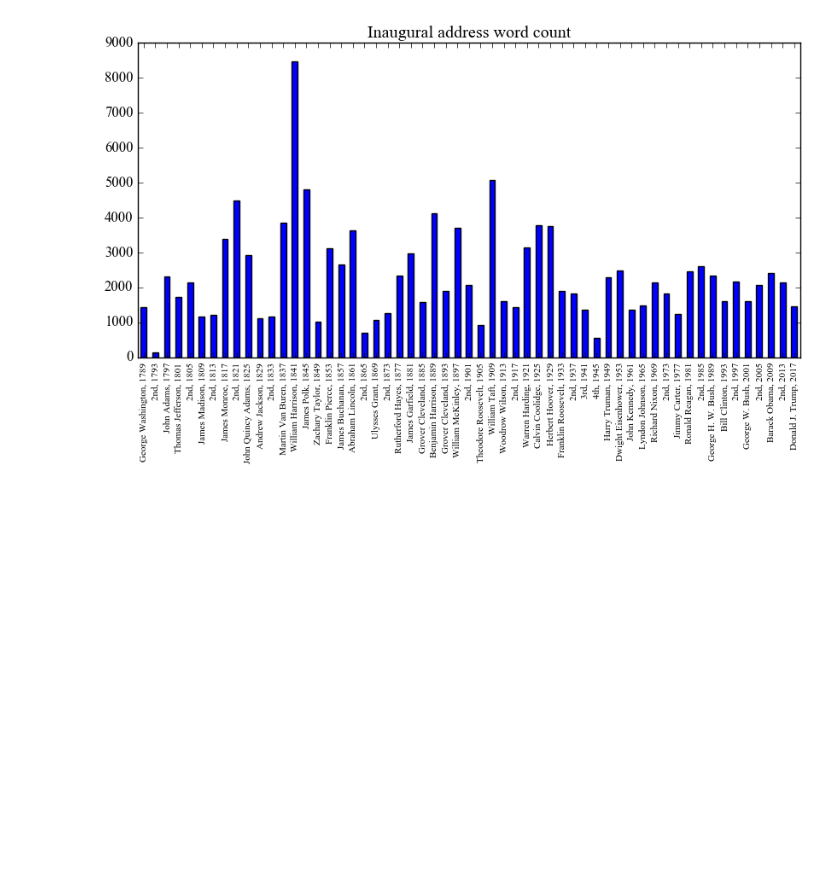
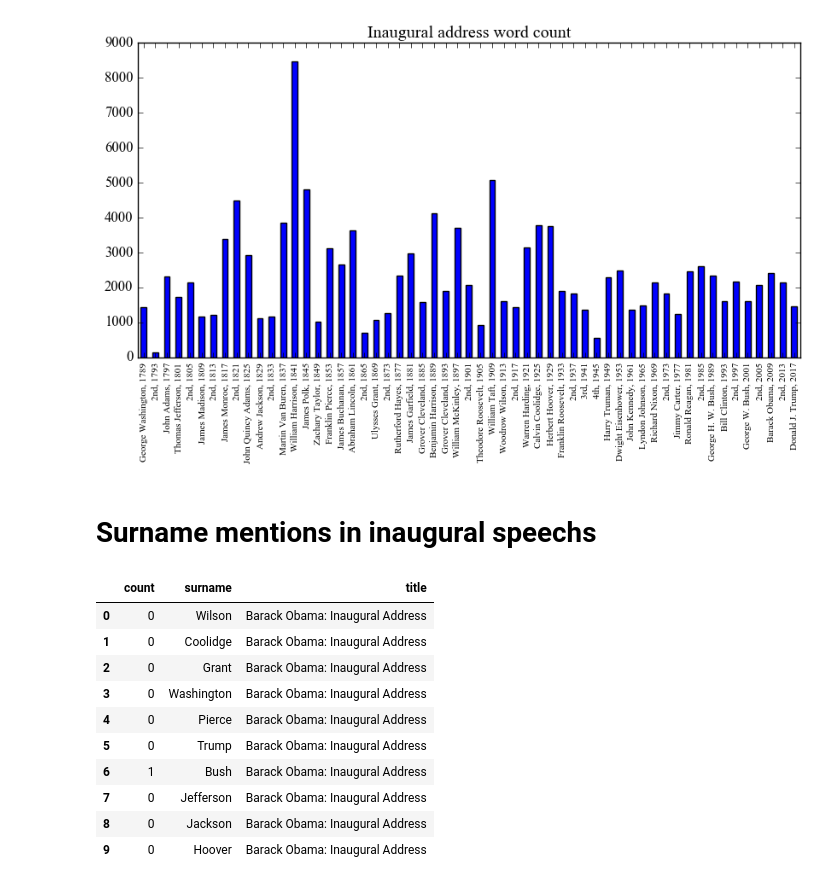
Before and after one commit to chbrown/presidents, a Jupyter notebook: notebooks/Words-with-Trump.ipynb, the cells around one changed output. Saved outputs shown, nothing was run; the diff lists cells and outputs as text; code cells hidden in the pictures; blank space fills up the shorter version.

```diff
--- a/notebooks/Words-with-Trump.ipynb
+++ b/notebooks/Words-with-Trump.ipynb
@@ -142,3 +148,9 @@ plt.tight_layout()
 # plt.savefig('inaugural_word_count.pdf')
 # %% [output]
 [figure]
+# %% [markdown]
+# Surname mentions in inaugural speechs
+# %%
+inaugural_speeches = list(read_inaugural())
+# %%
+surnames = set([speech['author'].split()[-1] for speech in inaugural_speeches])
@@ -144,0 +168,15 @@ plt.tight_layout()
+# %%
+df_surnames = pd.DataFrame.from_dict(iter_surnames())
+df_surnames[:10]
+# %% [output]
+|  | count | surname | title |
+| 0 | 0 | Wilson | Barack Obama: Inaugural Address |
+| 1 | 0 | Coolidge | Barack Obama: Inaugural Address |
+| 2 | 0 | Grant | Barack Obama: Inaugural Address |
+| 3 | 0 | Washington | Barack Obama: Inaugural Address |
+| 4 | 0 | Pierce | Barack Obama: Inaugural Address |
+| 5 | 0 | Trump | Barack Obama: Inaugural Address |
+| 6 | 1 | Bush | Barack Obama: Inaugural Address |
+| 7 | 0 | Jefferson | Barack Obama: Inaugural Address |
+| 8 | 0 | Jackson | Barack Obama: Inaugural Address |
+| 9 | 0 | Hoover | Barack Obama: Inaugural Address |
```
Also changed, not shown: parts of 12 cells of this notebook, 2 other files.
